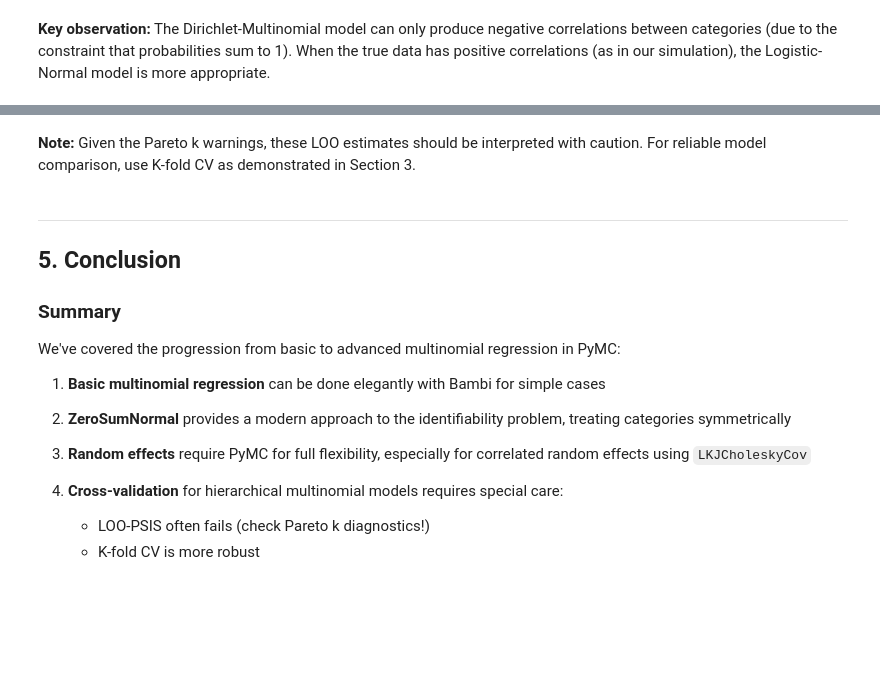
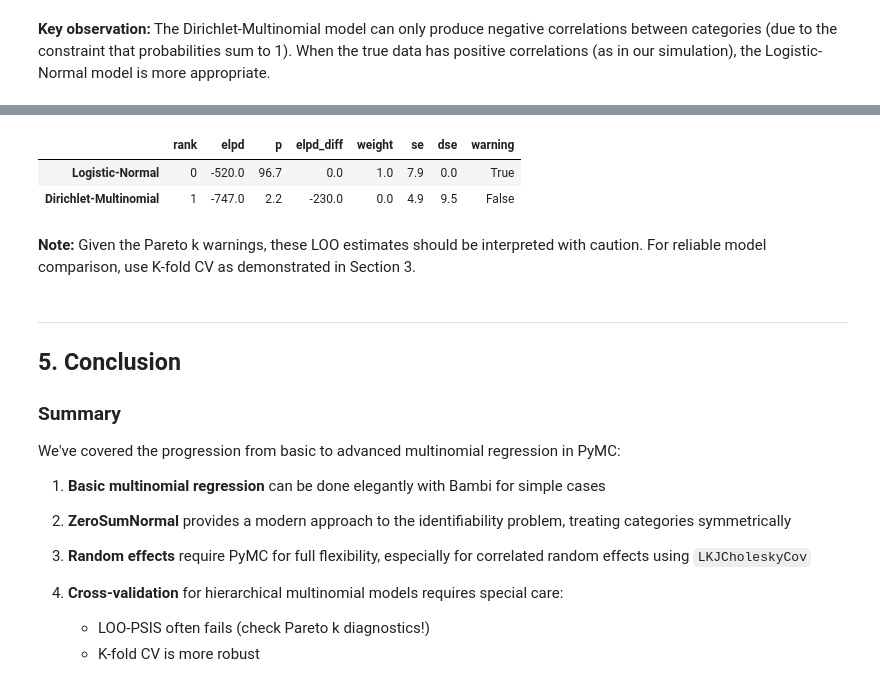
Before and after one commit to DrEntropy/multinom, a Jupyter notebook: multinomial_regression_article.ipynb, the cells around one changed output, grey strips where cells are left out. Drawn from its saved outputs; the diff is of its cells as text; code cells hidden in the pictures; blank space fills up the shorter version.

```diff
--- a/multinomial_regression_article.ipynb
+++ b/multinomial_regression_article.ipynb
@@ -739,10 +953,14 @@ print(f"Dirichlet-Multinomial - Bad Pareto k: {np.sum(loo_dm.pareto_k > 0.7)}")
 # %%
 # Despite warnings, let's see the comparison
 comparison = az.compare({
     'Logistic-Normal': re_trace,
     'Dirichlet-Multinomial': dm_trace
 })
-print(comparison[['rank', 'elpd_loo', 'p_loo', 'weight', 'warning']])
+comparison
+# %% [output]
+|  | rank | elpd | p | elpd_diff | weight | se | dse | warning |
+| Logistic-Normal | 0 | -520.0 | 96.7 | 0.0 | 1.0 | 7.9 | 0.0 | True |
+| Dirichlet-Multinomial | 1 | -747.0 | 2.2 | -230.0 | 0.0 | 4.9 | 9.5 | False |
 # %% [markdown]
 **Note:** Given the Pareto k warnings, these LOO estimates should be interpreted with caution. For reliable model comparison, use K-fold CV as demonstrated in Section 3.
 # %% [markdown]
```
Also changed, not shown: parts of 31 cells of this notebook, 10 other files.
